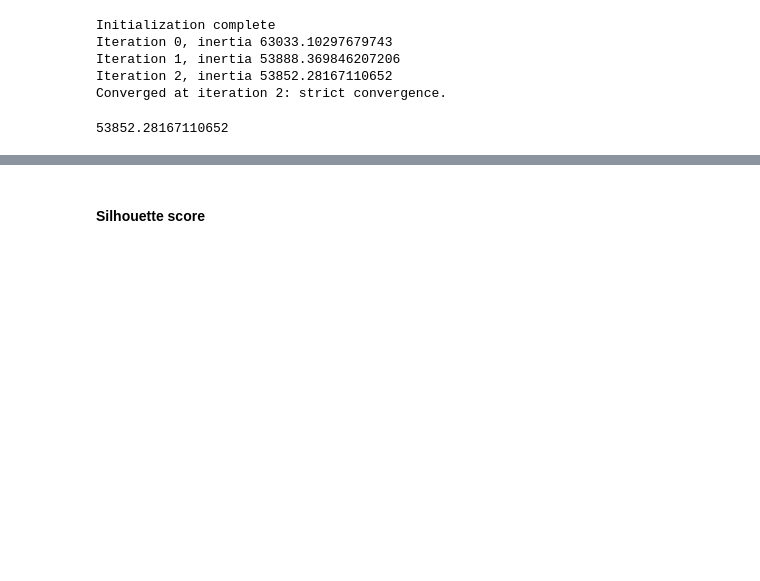
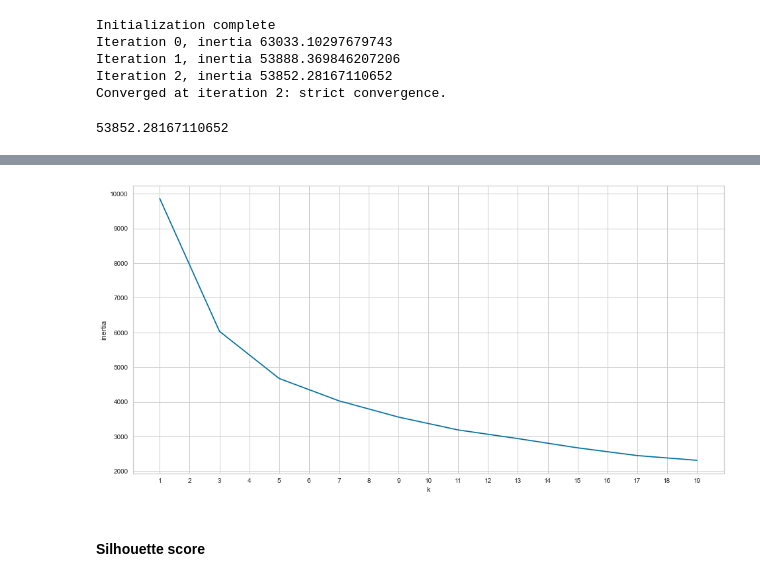
Before and after one commit to katharina-beriault/Final_Project_Vegan-Snack-Recommender_Clustering, a Jupyter notebook: Python/Model_building.ipynb, the cells around one changed output, grey strips where cells are left out. Drawn from its saved outputs; the diff is of its cells as text; code cells hidden in the pictures; blank space fills up the shorter version.

```diff
--- a/Python/Model_building.ipynb
+++ b/Python/Model_building.ipynb
@@ -379,2 +489,20 @@ plt.show()
+# %%
+K = range(1, 20, 2)
+
+inertia = []
+
+for k in K:
+    kmeans = KMeans(n_clusters=k, random_state=13)
+    kmeans.fit(df_model_sc_2)
+    inertia.append(kmeans.inertia_)
+
+plt.figure(figsize=(16,8))
+plt.plot(K, inertia, 'bx-')
+plt.xlabel('k')
+plt.ylabel('inertia')
+plt.xticks(np.arange(min(K), max(K)+1, 1.0))
+plt.show()
+# %% [output]
+[figure, added]
 # %% [markdown]
 #### Silhouette score
```
Also changed, not shown: parts of 59 cells of this notebook, 5 other files.
